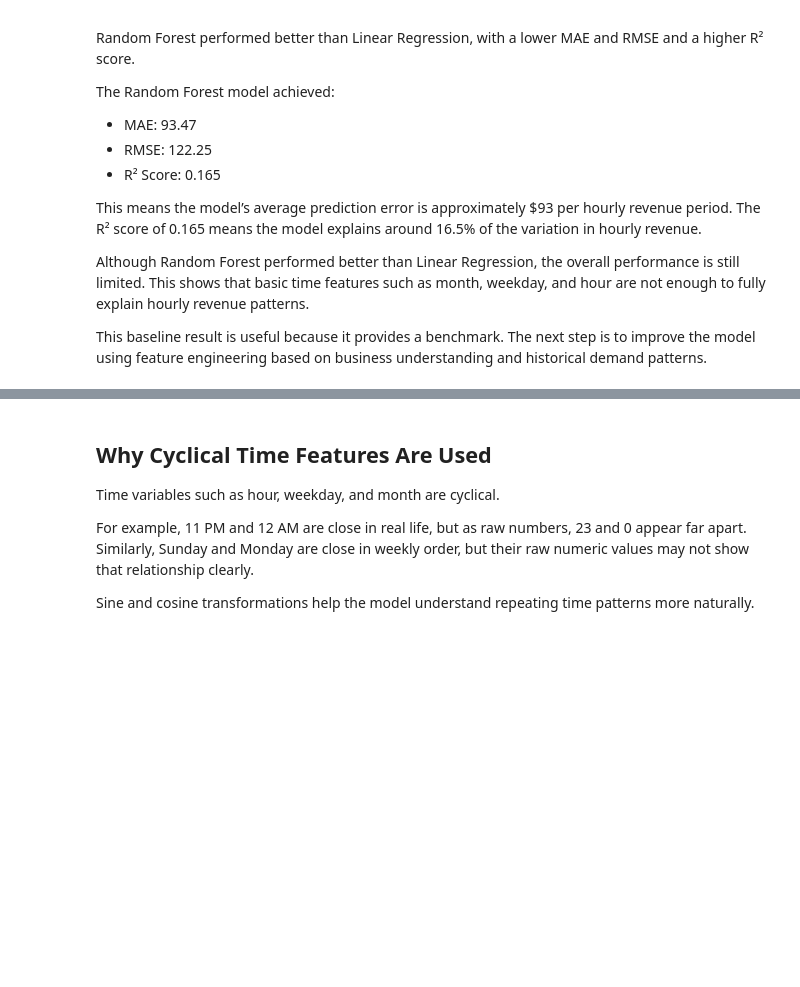
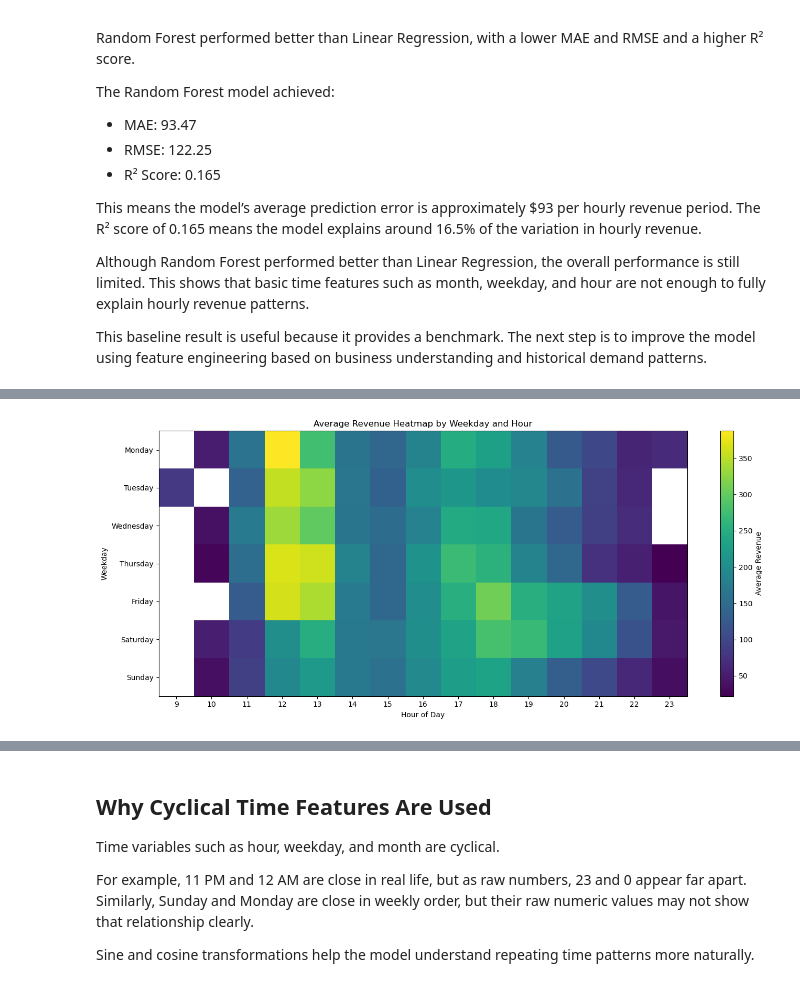
Before and after one commit to Deekshith-05/pizza-sales-sql-analytics, a Jupyter notebook: notebooks/02_demand_forecasting_model.ipynb.ipynb, the cells around one changed output, grey strips where cells are left out. Saved outputs shown, nothing was run; the diff lists cells and outputs as text; code cells hidden in the pictures; blank space fills up the shorter version.

```diff
--- a/notebooks/02_demand_forecasting_model.ipynb.ipynb
+++ b/notebooks/02_demand_forecasting_model.ipynb.ipynb
@@ -178,0 +278,28 @@ This baseline result is useful because it provides a benchmark. The next step is
+# %%
+heatmap_data = (
+    hourly_df.groupby(["weekday", "weekday_num", "hour"])["hourly_revenue"]
+    .mean()
+    .reset_index()
+    .sort_values(["weekday_num", "hour"])
+)
+
+heatmap_pivot = heatmap_data.pivot(
+    index="weekday",
+    columns="hour",
+    values="hourly_revenue"
+)
+
+heatmap_pivot = heatmap_pivot.reindex(weekday_order)
+
+plt.figure(figsize=(14, 6))
+plt.imshow(heatmap_pivot, aspect="auto")
+plt.colorbar(label="Average Revenue")
+plt.title("Average Revenue Heatmap by Weekday and Hour")
+plt.xlabel("Hour of Day")
+plt.ylabel("Weekday")
+plt.xticks(range(len(heatmap_pivot.columns)), heatmap_pivot.columns)
+plt.yticks(range(len(heatmap_pivot.index)), heatmap_pivot.index)
+plt.tight_layout()
+plt.show()
+# %% [output]
+[figure, added]
```
Also changed, not shown: parts of 13 cells of this notebook.
